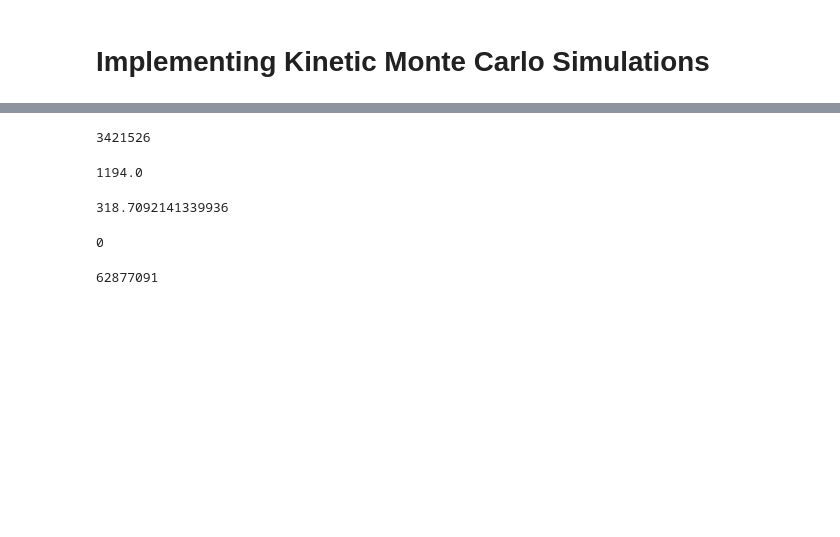
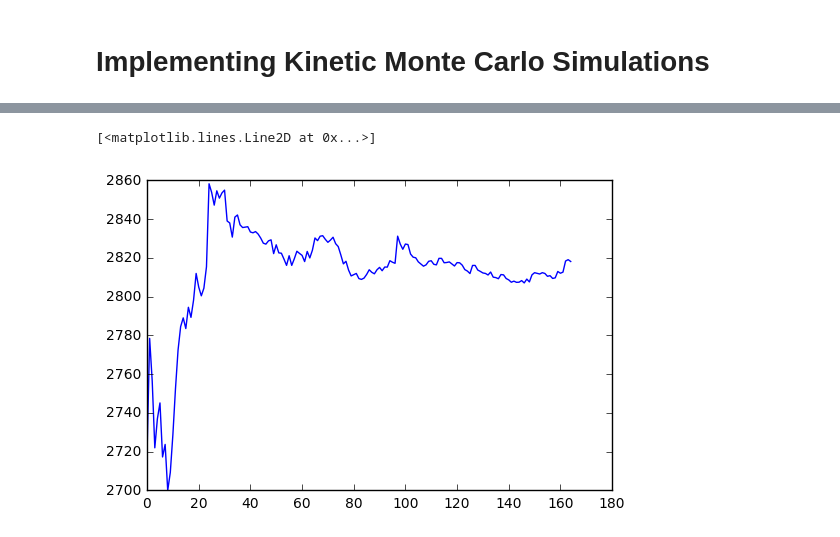
Before and after one commit to rwest/rabbits-and-foxes-cainja, a Jupyter notebook: rabbits-and-foxes.ipynb, the cells around one changed output, grey strips where cells are left out. Saved outputs shown, nothing was run; the diff lists cells and outputs as text; code cells hidden in the pictures; blank space fills up the shorter version.

```diff
--- a/rabbits-and-foxes.ipynb
+++ b/rabbits-and-foxes.ipynb
@@ -164,12 +164,12 @@ def riseAndFall(RandF, t):
     dF = (k3*R*F) - (k4*F)
     return [dR, dF]
 
-days = 800
+days = 600
 
 # t = [days * float(i) / ((days*24*60) - 1) for i in range(days*24*60)]
 t = range(days)
 wickedList = odeint(riseAndFall, [R,F], t)
-
+# I didn't know it returned an array...too late now...
 
 plt.plot(t, wickedList)
 plt.show()
@@ -194,46 +194,49 @@ k2 = 0.00004
 k3 = 0.0004
 k4 = 0.04
 
-days = 800
+days = 600
 
-import random, math, time
+import random
 
 class Population:
+    '''
+    This class represents the population that we are modeling with the rate of rabbits and foxes
+    dying and the current population is stored and accessible at any point
+    '''
     def __init__(self, R, F):
         self.R = R
         self.F = F
 
     def RabbitBorn(self):
-        dR = k1*self.R
-        return dR
+        return k1*self.R
 
     def RabbitDies(self):
-        dR = k2*self.R*self.F
-        return dR
+        return k2*self.R*self.F
 
     def FoxBorn(self):
-        dF = k3*self.F*self.R
-        return dF
+        return k3*self.F*self.R
 
     def FoxDies(self):
-        dF = k4*self.F
-        return dF
+        return k4*self.F
 
     def rateOfExpectedEvents(self):
-
         return self.RabbitDies() + self.RabbitBorn() + self.FoxDies() + self.FoxBorn()
 
     def event(self):
+
         totalRate = self.rateOfExpectedEvents()
         pRabbitDeath = self.RabbitDies()/totalRate
         pRabbitBirth = self.RabbitBorn()/totalRate
         pFoxDeath = self.FoxDies()/totalRate
         pFoxBirth = self.FoxBorn()/totalRate
         referenceList = [pRabbitDeath, pRabbitDeath + pRabbitBirth, pRabbitDeath+pRabbitBirth+pFoxDeath, 1]
-        i = 1 - random.uniform(0,1)
+
+        u = 1 - random.uniform(0,1)
+
         for n, probability in enumerate(referenceList):
-            if i <= probability:
+            if u <= probability:
                 break
+
         if n == 0:
             self.R -= 1
         elif n == 1:
@@ -282,20 +287,10 @@ Simulation.R
-# %%
-Simulation.F
-# %% [output]
-3421526
-# %%
-Simulation.RabbitDies()
-# %% [output]
-1194.0
-# %%
-t
-# %% [output]
-318.7092141339936
-# %%
-Simulation.R
-# %% [output]
-0
-# %%
-Simulation.F
-# %% [output]
-62877091
+# %%
+
+movingAverage = []
+for i in range(len(secondPeakMax)):
+    movingAverage.append(sum(secondPeakMax[:i+1])/len(secondPeakMax[:i+1]))
+
+plt.plot(movingAverage)
+# %% [output]
+[<matplotlib.lines.Line2D at 0x...>]
+[figure, added]
```
Also changed, not shown: parts of 4 cells of this notebook.
